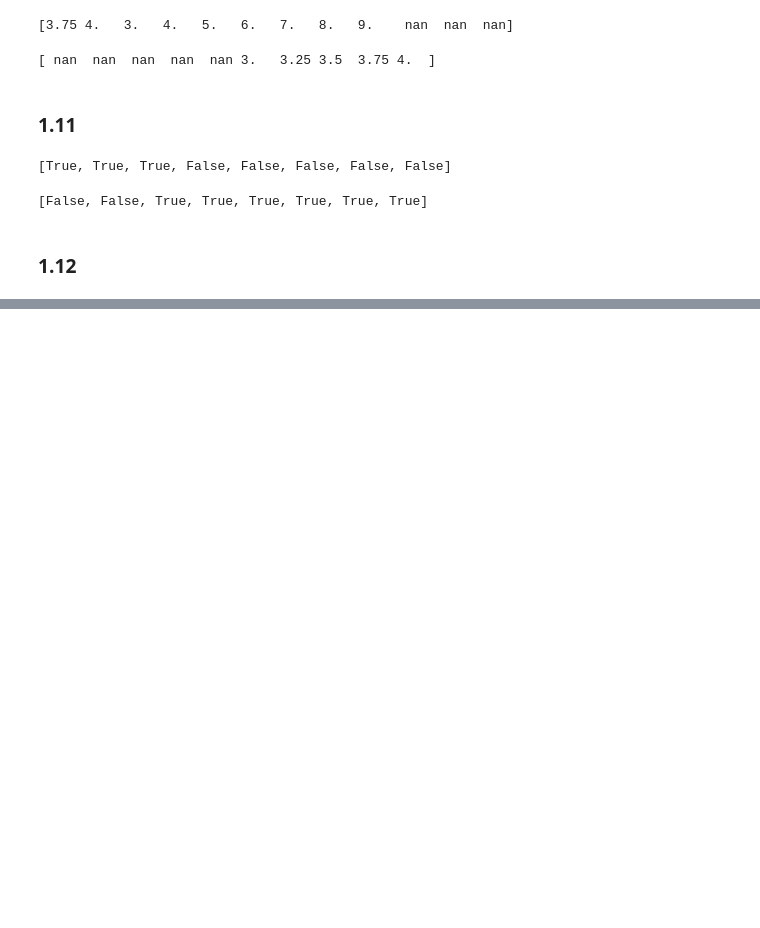
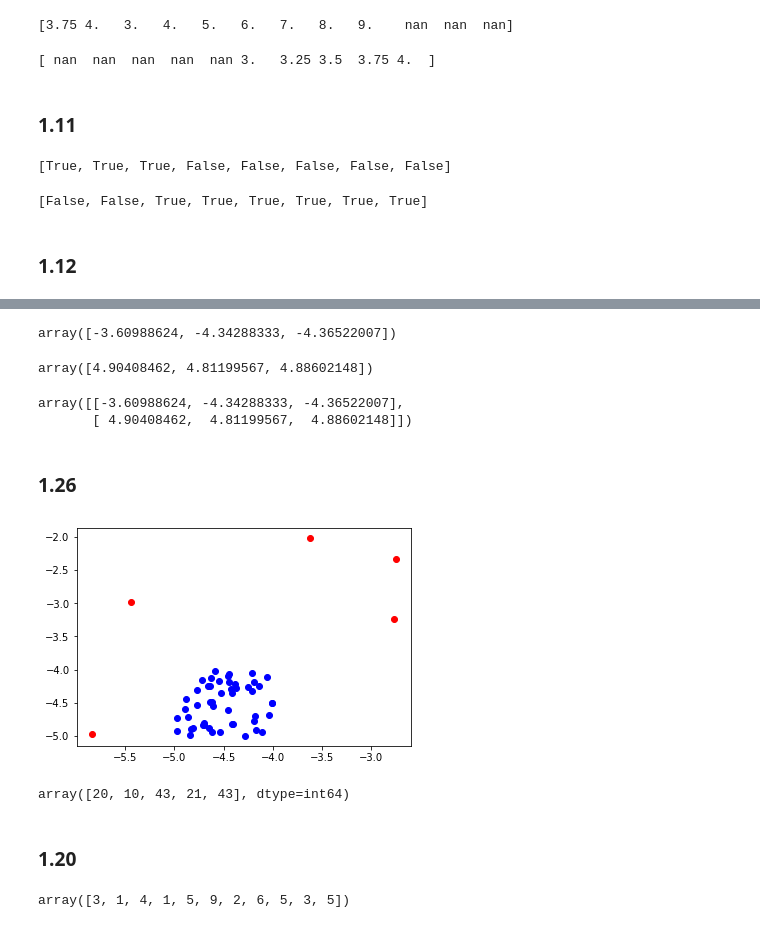
Before and after one commit to kajzer/bootcamp_data_science, a Jupyter notebook: Week_03/exercises_numpy.ipynb, the cells around one changed output, grey strips where cells are left out. Cells and saved outputs as stored; diff of their text form; code cells hidden in the pictures; blank space fills up the shorter version.

```diff
--- a/Week_03/exercises_numpy.ipynb
+++ b/Week_03/exercises_numpy.ipynb
@@ -307,0 +544,15 @@ cumany(np.array([False, False, True, False, True, False, True, True]))
+# %%
+np.min(vect, axis=0)
+# %% [output]
+array([-3.60988624, -4.34288333, -4.36522007])
+# %%
+np.max(vect, axis=0)
+# %% [output]
+array([4.90408462, 4.81199567, 4.88602148])
+# %%
+np.r_[np.min(vect, axis=0), np.max(vect, axis=0)].reshape(2, -1)
+# %% [output]
+array([[-3.60988624, -4.34288333, -4.36522007],
+       [ 4.90408462,  4.81199567,  4.88602148]])
+# %% [markdown]
+### 1.26
@@ -307,0 +563,15 @@ cumany(np.array([False, False, True, False, True, False, True, True]))
+# %%
+X = np.random.uniform(-5,-4, size=(50,2))
+Y = np.random.uniform(-6,-2, size=(5,2))
+
+plt.plot(X[:,0], X[:,1], 'bo')
+plt.plot(Y[:,0], Y[:,1], 'ro')
+
+plt.show()
+
+np.argmin(scipy.spatial.distance_matrix(Y, X),axis=1)
+# %% [output]
+[figure, added]
+array([20, 10, 43, 21, 43], dtype=int64)
+# %% [markdown]
+### 1.20
@@ -307,0 +580,4 @@ cumany(np.array([False, False, True, False, True, False, True, True]))
+# %%
+pi_v
+# %% [output]
+array([3, 1, 4, 1, 5, 9, 2, 6, 5, 3, 5])
```
Also changed, not shown: parts of 51 cells of this notebook, 3 other files.
